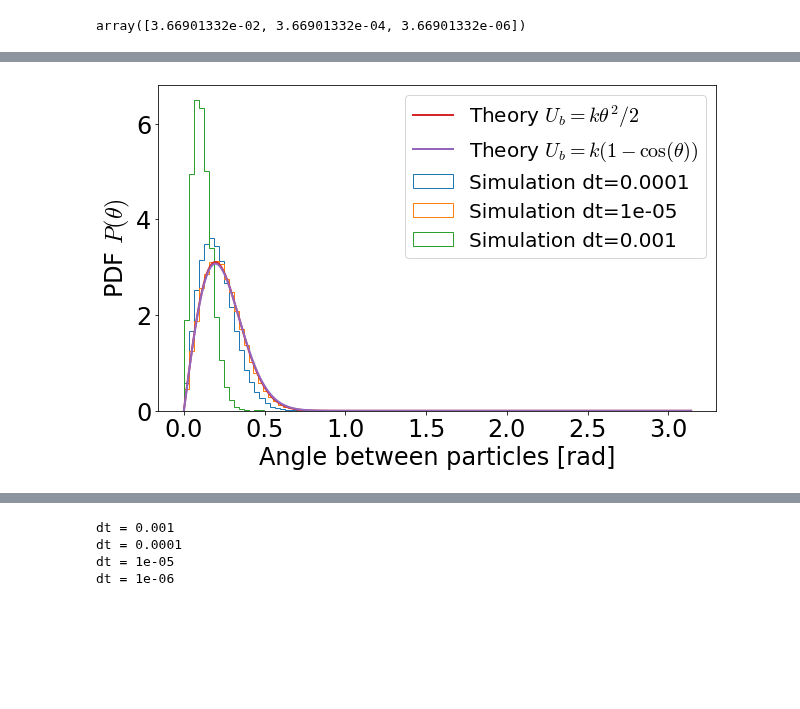
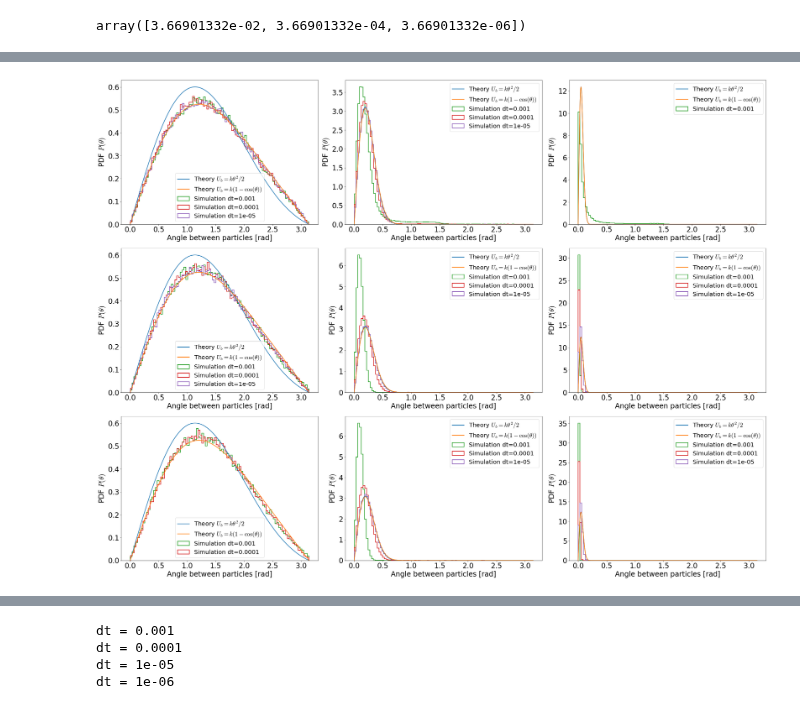
Before and after one commit to palladio11/aLENS_analysis, a Jupyter notebook: notebooks/semiflex_testing/bilateral_testing_analysis.ipynb, the cells around one changed output, grey strips where cells are left out. Drawn from its saved outputs; the diff is of its cells as text; code cells hidden in the pictures; blank space fills up the shorter version.

Commit message:
Added graph grids

```diff
--- a/notebooks/semiflex_testing/bilateral_testing_analysis.ipynb
+++ b/notebooks/semiflex_testing/bilateral_testing_analysis.ipynb
@@ -368,6 +332,14 @@ def get_theta_potential_theory(theta_arr, kappa):
                                                                    -erfi((1.j*np.pi+sigma2)/np.sqrt(sigma2*.5))
                                                                    -erfi((-1.j*np.pi+sigma2)/np.sqrt(sigma2*.5)))
     prob_func = np.sin(theta_arr)*np.exp(-np.power(theta_arr,2)/(2.*sigma2))/partition_func
+    return prob_func
+
+def get_extend_potential_theory(x_arr, kappa, b):
+    sigma2 = .00411/kappa
+    # partition_func = np.sqrt(np.pi*np.power(sigma2,3)/2.)
+    prob_func = np.power(x_arr, 2)*np.exp(-np.power(x_arr-b,2)/(2.*sigma2))
+    partition_func = np.sum(prob_func)*(x_arr[1]-x_arr[0])
+    prob_func = prob_func/partition_func
     return prob_func
 
 def get_cosine_potential_theory(theta_arr,kappa):
@@ -390,5 +362,11 @@ for h5d in h5_list:
             data_dict[kappa_extend][kappa_bend] = {}
         data_dict[kappa_extend][kappa_bend][dt]= h5d
 # %%
-pprint(data_dict)
+# pprint(data_dict)
+k_ext_list = sorted(data_dict.keys())
+print("k_ext: ", k_ext_list)
+k_bend_list = sorted(data_dict[k_ext_list[0]].keys())
+print("k_bend: ", k_bend_list)
+dt_list = sorted(data_dict[k_ext_list[0]][k_bend_list[0]].keys(), reverse=True)
+print("dt: ", dt_list)
 # %% [output]
@@ -412,41 +376,42 @@ pprint(data_dict)
 # %%
-h5_file_dt_arr= data_dict[1027.5][0.106606097]
-_ = plt.figure(figsize=(10,6))
-for k, v in h5_file_dt_arr.items():
-    with h5py.File(v, 'r') as h5_data:
-        run_params = yaml.safe_load(h5_data.attrs['RunConfig'])
-        kappa_bend = run_params['tribendLinkKappa']
-        kappa_extend = run_params['extendLinkKappa']
-        dt = run_params['dt']
-        print(f'dt = {dt}')
-        time_arr = h5_data['time'][:]
-        # Load in sylinder data
-        try:
-            sy_dat = h5_data['raw_data/sylinders'][...]
-        except:
-            continue
-        com_arr = .5 * (sy_dat[:, 2:5, :] + sy_dat[:, 5:8, :])
-        angle_arr = []
-        for i in range(0, com_arr.shape[0], 3):
-            distij_arr = np.linalg.norm(com_arr[i+1,:,:] - com_arr[i, :, :], axis=0)
-            distjk_arr = np.linalg.norm(com_arr[i+2,:,:] - com_arr[i+1, :, :], axis=0)
-            dirij_arr = (com_arr[i+1,:,:] - com_arr[i, :, :]) / distij_arr
-            dirjk_arr = (com_arr[i+2,:,:] - com_arr[i+1, :, :]) / distjk_arr
-            dot_arr = np.einsum('ij,ij->j', dirij_arr, dirjk_arr)
-            angle_arr += (np.arccos(dot_arr).tolist())
-        # distij_arr = np.linalg.norm(com_arr[1,:,:] - com_arr[0, :, :], axis=0)
-        # distjk_arr = np.linalg.norm(com_arr[2,:,:] - com_arr[1, :, :], axis=0)
-        # dirij_arr = (com_arr[1,:,:] - com_arr[0, :, :]) / distij_arr
-        # dirjk_arr = (com_arr[2,:,:] - com_arr[1, :, :]) / distjk_arr
-        # dot_arr += np.einsum('ij,ij->j', dirij_arr, dirjk_arr)
-        # angle_arr = np.arccos(dot_arr).tolist()
-        _ = plt.hist(angle_arr, bins=100, density=True, label=f'Simulation dt={dt}', histtype='step')
-
-_ = plt.plot(theta_arr, get_theta_potential_theory(theta_arr, kappa_bend), label='Theory $U_b = k\\theta^2/2$')
-_ = plt.plot(theta_arr, get_cosine_potential_theory(theta_arr, kappa_bend), label='Theory $U_b = k(1-\cos(\\theta))$')
+fig, axarr = plt.subplots(3,3, figsize=(32, 24))
+theta_arr = np.linspace(0, np.pi, 1000)
+for i, k_ext in enumerate(k_ext_list):
+    for j, k_bend in enumerate(k_bend_list):
+        _ = axarr[i,j].plot(theta_arr, get_theta_potential_theory(theta_arr, k_bend), label='Theory $U_b = k\\theta^2/2$')
+        _ = axarr[i,j].plot(theta_arr, get_cosine_potential_theory(theta_arr, k_bend), label='Theory $U_b = k(1-\cos(\\theta))$')
+        for k, dt in enumerate(dt_list):
+            try:
+                with h5py.File(data_dict[k_ext][k_bend][dt], 'r') as h5_data:
+                    run_params = yaml.safe_load(h5_data.attrs['RunConfig'])
+                    kappa_bend = run_params['tribendLinkKappa']
+                    kappa_extend = run_params['extendLinkKappa']
+                    # print(f'dt = {dt}')
+                    time_arr = h5_data['time'][:]
+                    # Load in sylinder data
+                    try:
+                        sy_dat = h5_data['raw_data/sylinders'][...]
+                    except:
+                        print(f'dt = {dt} not made.')
+                        continue
+                    com_arr = .5 * (sy_dat[:, 2:5, :] + sy_dat[:, 5:8, :])
+                    angle_arr = []
+                    # Average over all the trimers
+                    for n in range(0, com_arr.shape[0], 3):
+                        distij_arr = np.linalg.norm(com_arr[n+1,:,:] - com_arr[n, :, :], axis=0)
+                        distjk_arr = np.linalg.norm(com_arr[n+2,:,:] - com_arr[n+1, :, :], axis=0)
+                        dirij_arr = (com_arr[n+1,:,:] - com_arr[n, :, :]) / distij_arr
+                        dirjk_arr = (com_arr[n+2,:,:] - com_arr[n+1, :, :]) / distjk_arr
+                        dot_arr = np.einsum('ij,ij->j', dirij_arr, dirjk_arr)
+                        angle_arr += (np.arccos(dot_arr).tolist())
+                    _ = axarr[i,j].hist(angle_arr, bins=100, density=True, label=f'Simulation dt={dt}', histtype='step', linewidth=2)
+            except:
+                pass
+        _ = axarr[i,j].set_xlabel('Angle between particles [rad]')
+        _ = axarr[i,j].set_ylabel('PDF $P(\\theta)$')
+        _ = axarr[i,j].legend()
 # _ = plt.xlim(0, 1)
-_ = plt.legend()
-_ = plt.xlabel('Angle between particles [rad]')
-_ = plt.ylabel('PDF $P(\\theta)$')
-        # print(dist_arr.mean())
+# _ = axarr[1,2].legend()
+#         # print(dist_arr.mean())
+fig.tight_layout()
 # %% [output]
@@ -457 +427 @@ dt = 0.001
-[figure, old version]
+[figure, new version]
```
Also changed, not shown: parts of 12 cells of this notebook.
